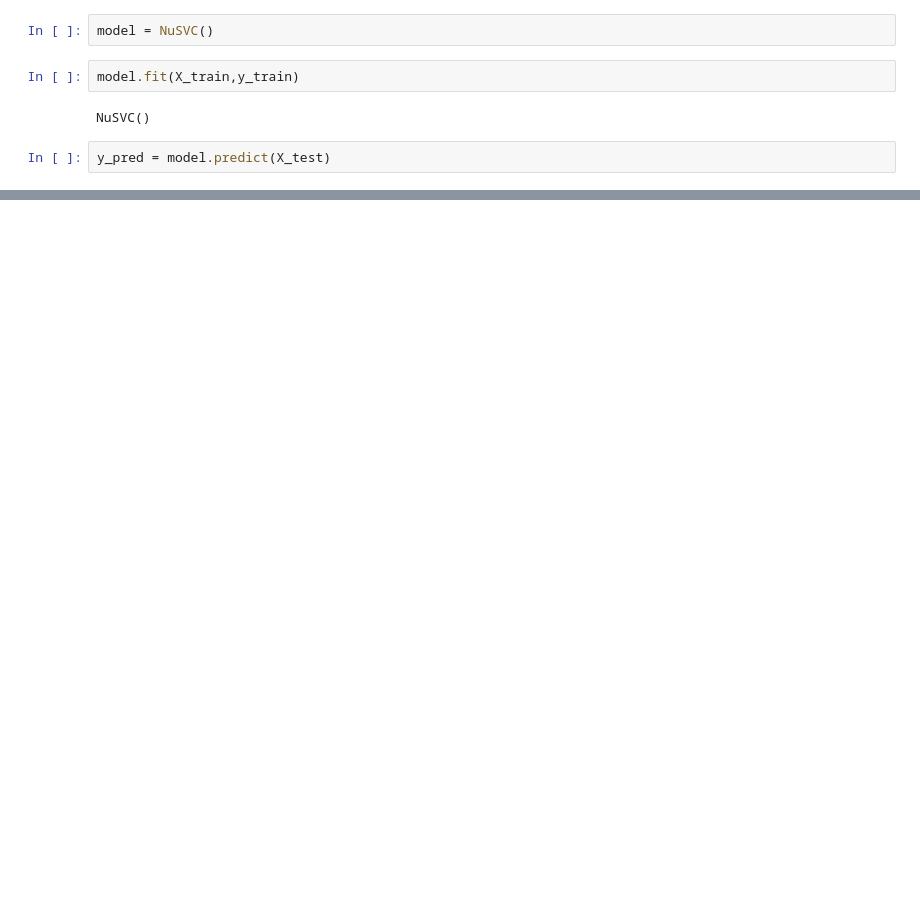
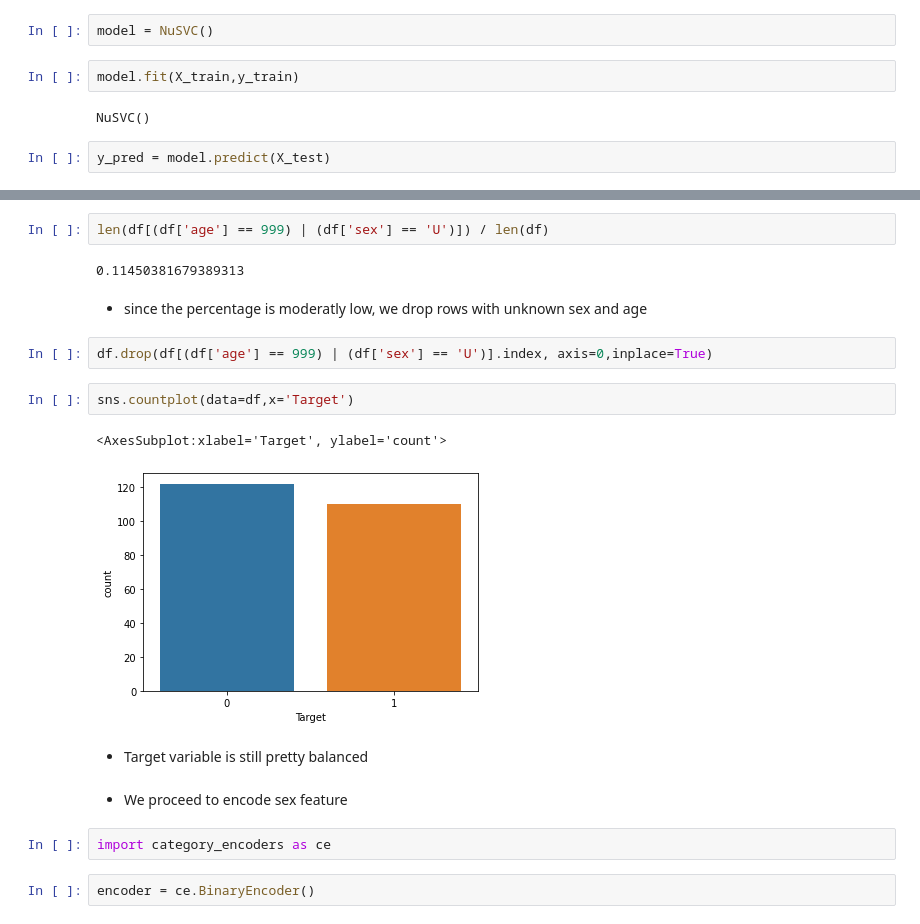
Before and after one commit to GerardDD/PR_Final_PeriapicalRadiography_Classification, a Jupyter notebook: Modelo/Model_creation.ipynb, the cells around one changed output, grey strips where cells are left out. Drawn from its saved outputs; the diff is of its cells as text; blank space fills up the shorter version.

```diff
--- a/Modelo/Model_creation.ipynb
+++ b/Modelo/Model_creation.ipynb
@@ -179,0 +229,21 @@ weighted avg       0.62      0.60      0.59        53
+# %%
+len(df[(df['age'] == 999) | (df['sex'] == 'U')]) / len(df)
+# %% [output]
+0.11450381679389313
+# %% [markdown]
+- since the percentage is moderatly low, we drop rows with unknown sex and age
+# %%
+df.drop(df[(df['age'] == 999) | (df['sex'] == 'U')].index, axis=0,inplace=True)
+# %%
+sns.countplot(data=df,x='Target')
+# %% [output]
+<AxesSubplot:xlabel='Target', ylabel='count'>
+[figure, added]
+# %% [markdown]
+- Target variable is still pretty balanced
+# %% [markdown]
+- We proceed to encode sex feature
+# %%
+import category_encoders as ce
+# %%
+encoder = ce.BinaryEncoder()
```
Also changed, not shown: parts of 31 cells of this notebook, 2 other files.
